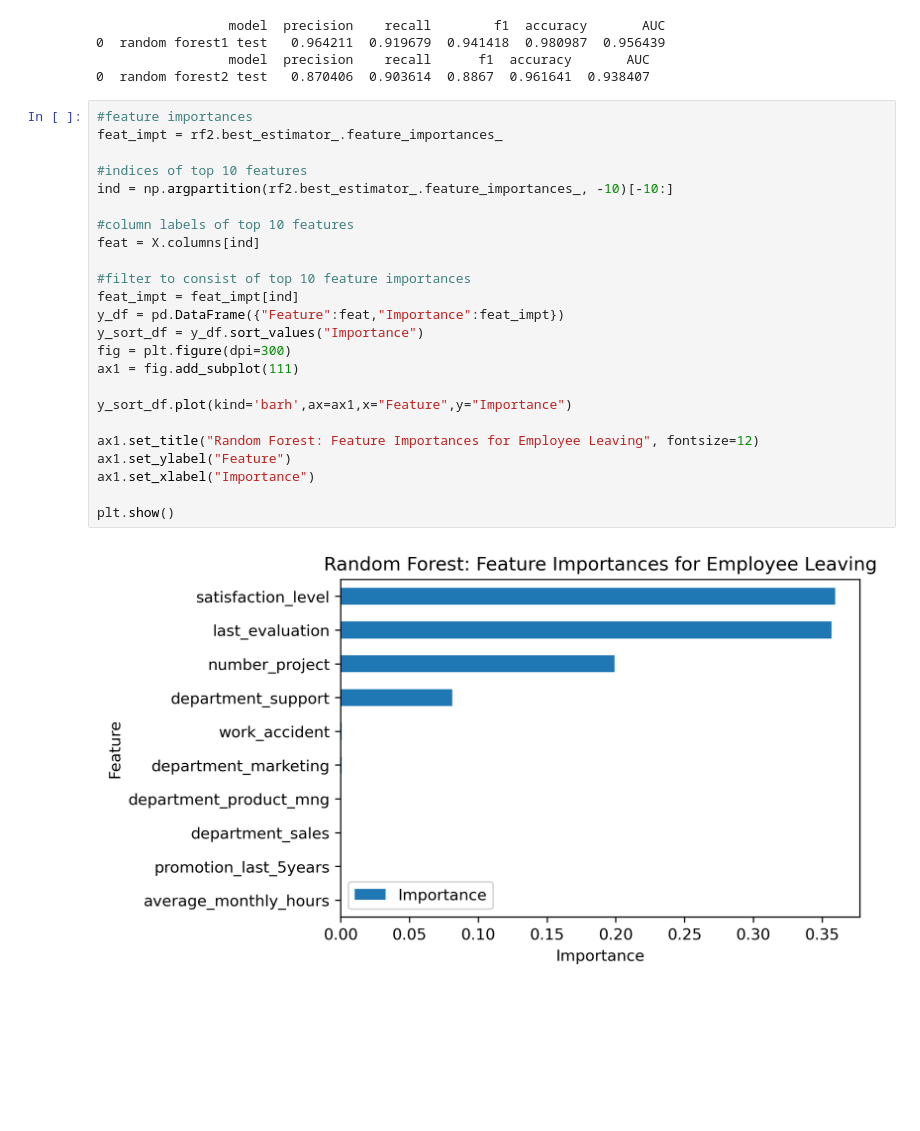
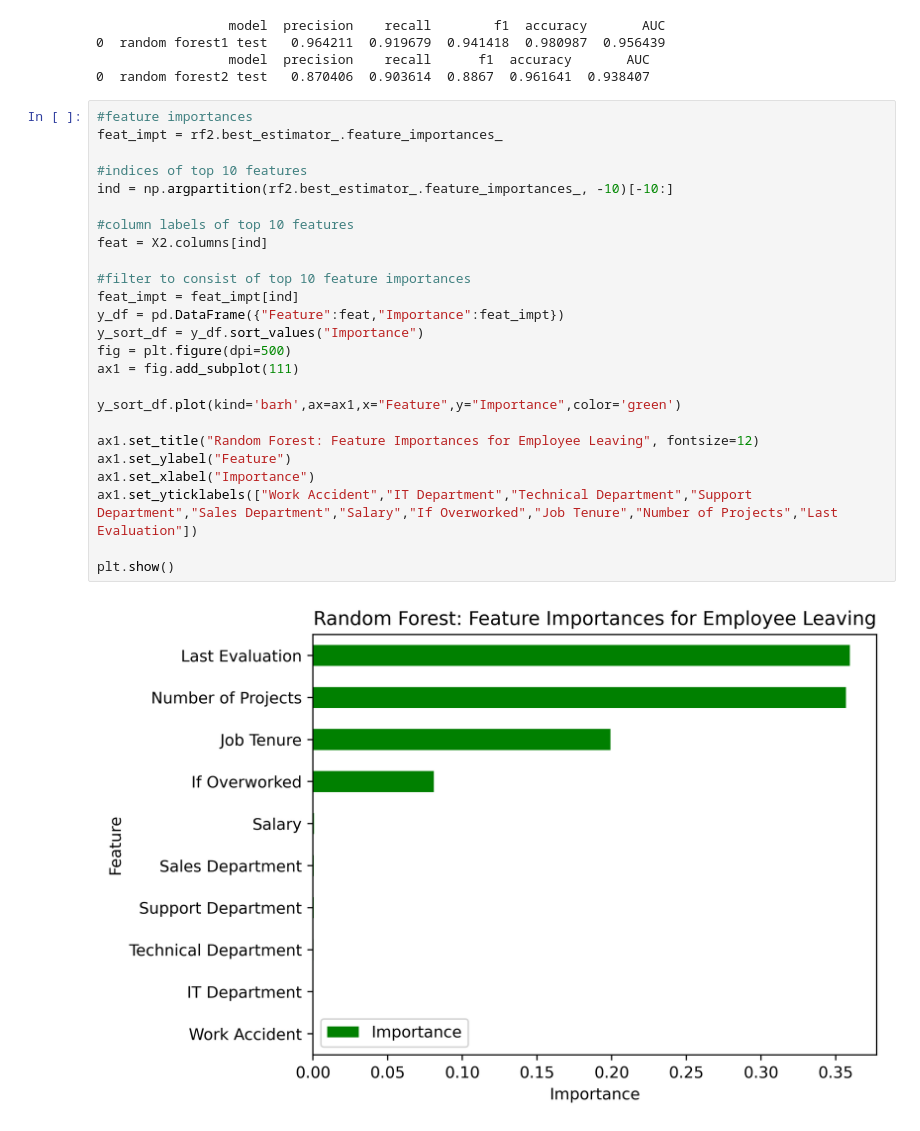
Before and after one commit to pbmedinaPH/RF-Employee-Turnover-Prediction, a Jupyter notebook: RF_employee_turnover.ipynb, the cells around one changed output. Saved outputs shown, nothing was run; the diff lists cells and outputs as text; blank space fills up the shorter version.

```diff
--- a/RF_employee_turnover.ipynb
+++ b/RF_employee_turnover.ipynb
@@ -630,26 +605,27 @@ print(rf2_test_scores)
 # %%
 #feature importances
 feat_impt = rf2.best_estimator_.feature_importances_
 
 #indices of top 10 features
 ind = np.argpartition(rf2.best_estimator_.feature_importances_, -10)[-10:]
 
 #column labels of top 10 features
-feat = X.columns[ind]
+feat = X2.columns[ind]
 
 #filter to consist of top 10 feature importances
 feat_impt = feat_impt[ind]
 y_df = pd.DataFrame({"Feature":feat,"Importance":feat_impt})
 y_sort_df = y_df.sort_values("Importance")
-fig = plt.figure(dpi=300)
+fig = plt.figure(dpi=500)
 ax1 = fig.add_subplot(111)
 
-y_sort_df.plot(kind='barh',ax=ax1,x="Feature",y="Importance")
+y_sort_df.plot(kind='barh',ax=ax1,x="Feature",y="Importance",color='green')
 
 ax1.set_title("Random Forest: Feature Importances for Employee Leaving", fontsize=12)
 ax1.set_ylabel("Feature")
 ax1.set_xlabel("Importance")
+ax1.set_yticklabels(["Work Accident","IT Department","Technical Department","Support Department","Sales Department","Salary","If Overworked","Job Tenure","Number of Projects","Last Evaluation"])
 
 plt.show()
 # %% [output]
-[figure, old version]
+[figure, new version]
```
Also changed, not shown: parts of 21 cells of this notebook.
